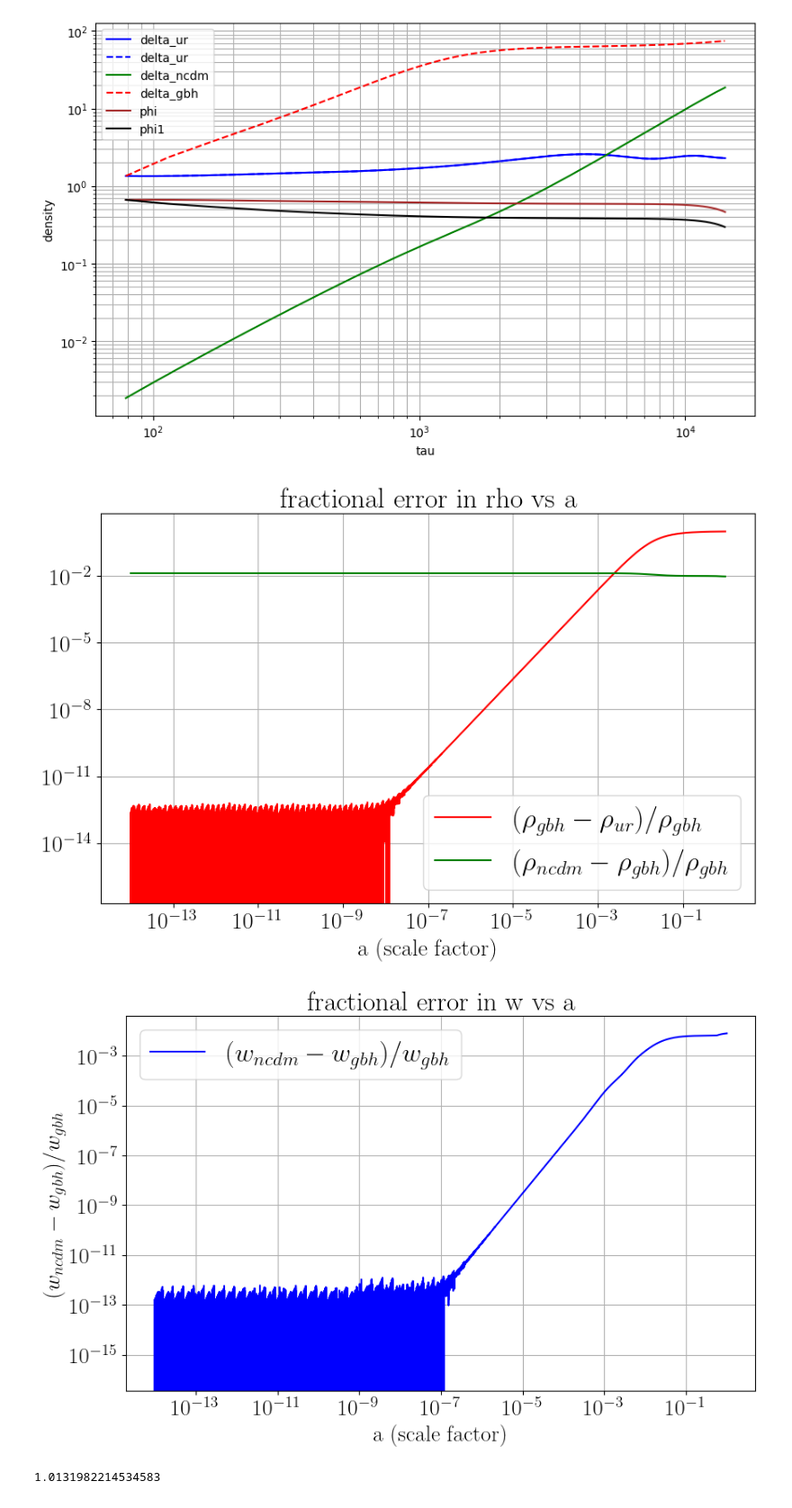
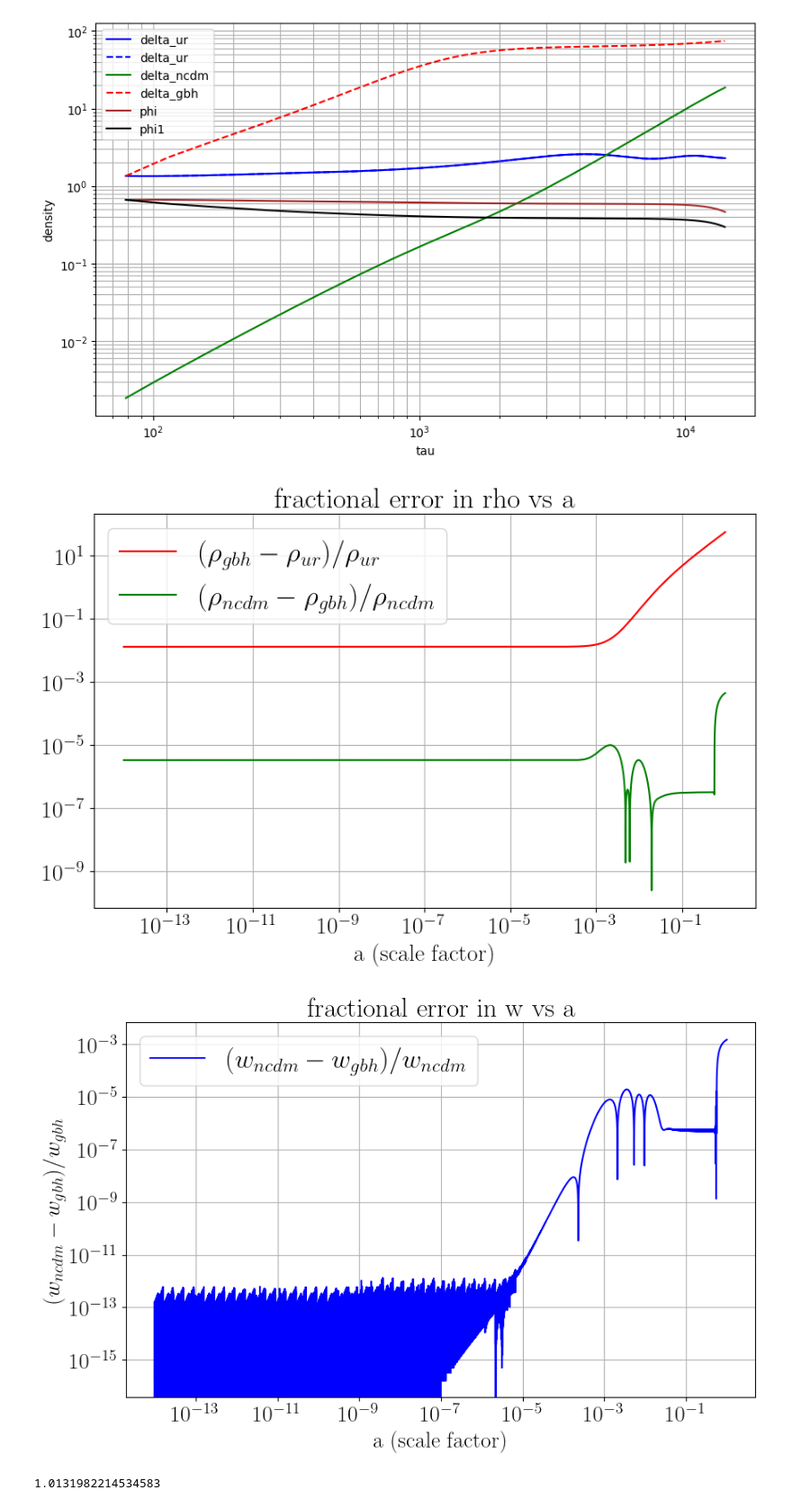
Before and after one commit to aradn97/class_GBH, a Jupyter notebook: bg_pt_check.ipynb, the cells around one changed output. Shown: that part at 90% size. Cells and saved outputs as stored; diff of their text form; code cells hidden in the pictures.

Commit message:
changed (4/11)^(1/3) to 0.71611 everywhere for GBH. Now rho_gbh and rho_ncdm are consistent roughly within 1e-5 throughout cosmic expansion. No change observed in the perturbations error.

```diff
--- a/bg_pt_check.ipynb
+++ b/bg_pt_check.ipynb
@@ -128,38 +128,38 @@ p_ncdm = data1[:, 12]
 w_ncdm = p_ncdm/rho_ncdm
 rho_ur = data1[:, 42]  # Column 43 (rho_ncdm)
 rho_gbh = 3*data1[:, 13]  # 3 * Column 14 (rho_gbh)
 p_gbh = data1[:, 14]
 w_gbh=p_gbh/rho_gbh
 
 # Plotting
 plt.figure(figsize=(10, 6))
 plt.rcParams.update({'font.size': 20})  # Increase the base font size
 #plt.loglog(1/(1+z)[:20], rho_ncdm[:20], label="rho_ncdm", color='blue')
-plt.loglog(1/(1+z)[:], (rho_gbh[:]-rho_ur[:]/1.0176)/rho_gbh, label=r"$(\rho_{gbh}-\rho_{ur})/\rho_{gbh}$", color='red')
-plt.loglog(1/(1+z)[:], (rho_ncdm[:]-rho_gbh[:])/rho_gbh, label=r"$(\rho_{ncdm}-\rho_{gbh})/\rho_{gbh}$", color='green')
+plt.loglog(1/(1+z)[:], np.abs(rho_gbh[:]-rho_ur[:]/1.0176)/rho_ur, label=r"$(\rho_{gbh}-\rho_{ur})/\rho_{ur}$", color='red')
+plt.loglog(1/(1+z)[:], np.abs(rho_ncdm[:]-rho_gbh[:])/rho_ncdm, label=r"$(\rho_{ncdm}-\rho_{gbh})/\rho_{ncdm}$", color='green')
 plt.grid(which="both")
 plt.xlabel("a (scale factor)")
 #plt.ylabel(r"$(\rho_{gbh}-\rho_{ur})/\rho_{gbh}$")
 plt.title("fractional error in rho vs a")
 plt.legend(fontsize='large')
 plt.savefig("error_in_rho.pdf", dpi=300, bbox_inches='tight')
 plt.show()
 # Plotting
 plt.figure(figsize=(10, 6))
 plt.rcParams.update({'font.size': 20})  # Increase the base font size
-plt.loglog(1/(1+z)[:], (w_ncdm[:]-w_gbh)/w_gbh, label=r"$(w_{ncdm}-w_{gbh})/w_{gbh}$", color='blue')
+plt.loglog(1/(1+z)[:], np.abs(w_ncdm[:]-w_gbh)/w_ncdm, label=r"$(w_{ncdm}-w_{gbh})/w_{ncdm}$", color='blue')
 #plt.loglog(1/(1+z)[:], w_gbh[:], label="rho_gbh", color='red')
 plt.grid(which="both")
 plt.xlabel("a (scale factor)")
 plt.ylabel(r"$(w_{ncdm}-w_{gbh})/w_{gbh}$")
 plt.title("fractional error in w vs a")
 plt.legend(fontsize='large')
 plt.savefig("error_in_w.pdf", dpi=300, bbox_inches='tight')
 plt.show()
 print(rho_ncdm[0]/(rho_ur[0]/1.0176))
 # %% [output]
-[figure, old version]
+[figure, new version]
-[figure, old version]
+[figure, new version]
 1.0131982214534583
 # %%
 
```
Also changed, not shown: parts of 2 cells of this notebook, 8 other files.
